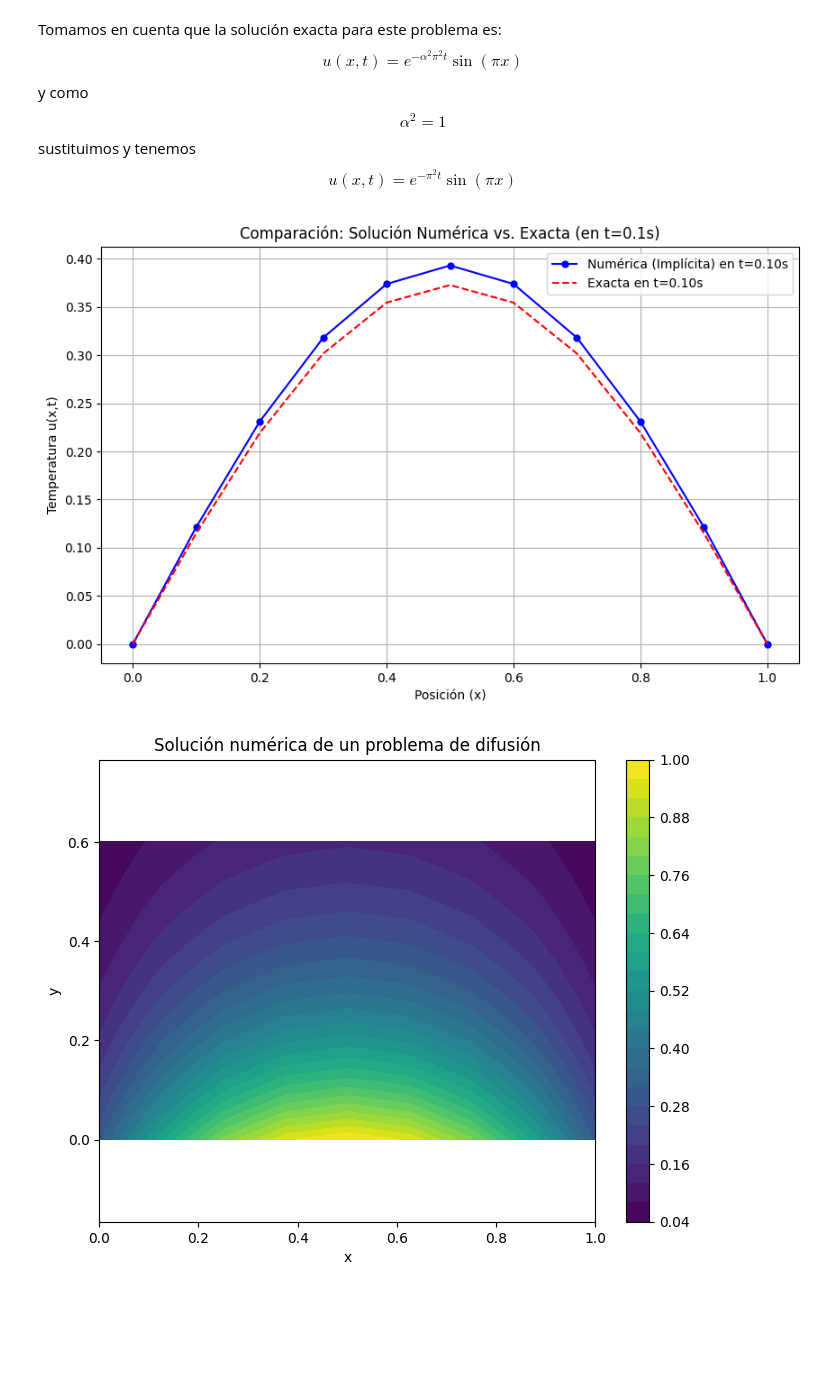
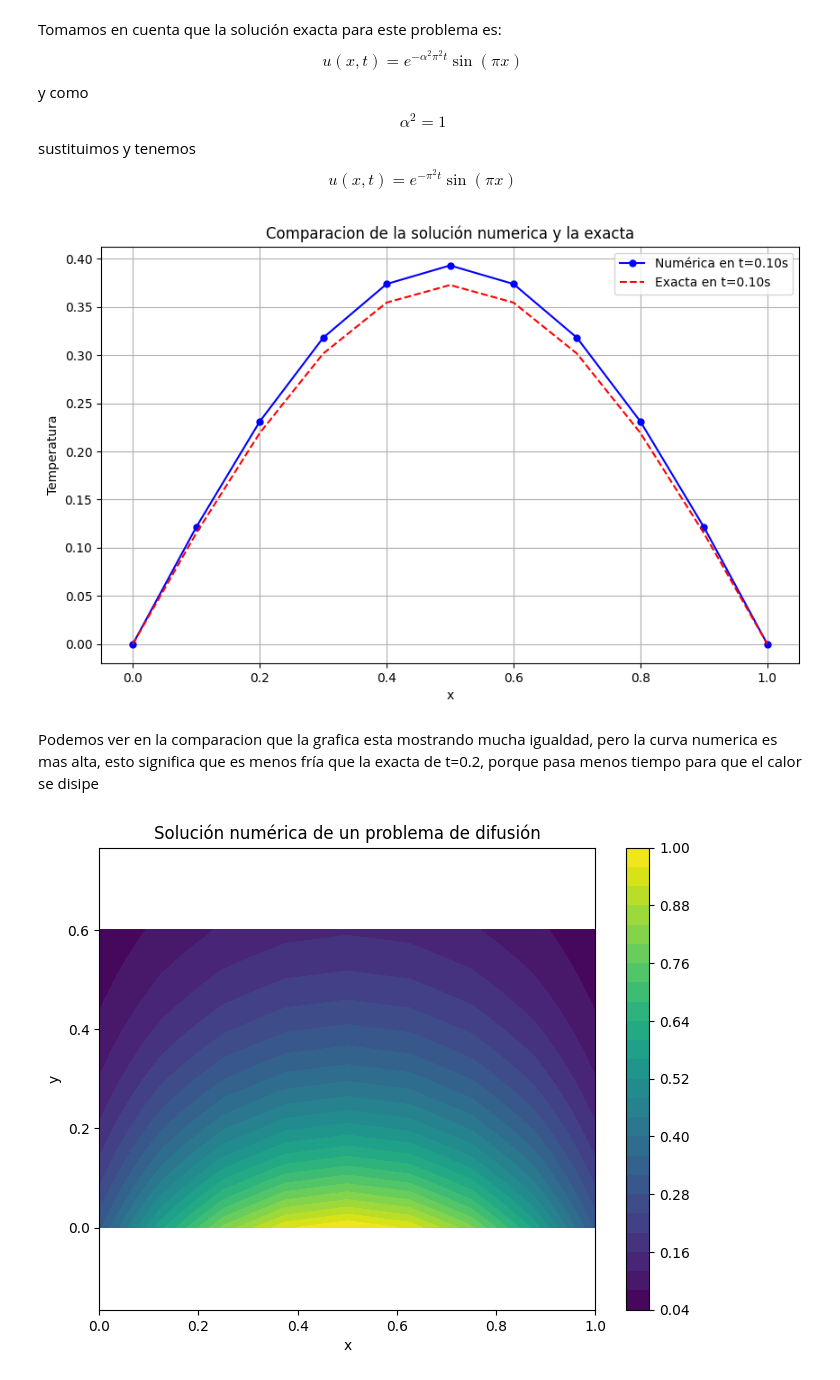
Before and after one commit to Ximenaloranca/Ecuaciones-Diferenciales-Parciales-, a Jupyter notebook: Ecuación_de_calor_con_LU.ipynb, the cells around one changed output. Saved outputs shown, nothing was run; the diff lists cells and outputs as text; code cells hidden in the pictures; blank space fills up the shorter version.

```diff
--- a/Ecuación_de_calor_con_LU.ipynb
+++ b/Ecuación_de_calor_con_LU.ipynb
@@ -139,44 +139,35 @@ $$u(x, t) = e^{-\alpha^2 \pi^2 t} \sin(\pi x)$$
 y como $$\alpha^2 = 1$$
 sustituimos y tenemos $$u(x, t) = e^{-\pi^2 t} \sin(\pi x)$$
 # %%
-#Definimos la funcion que va a calcular la solucion exacta
-def u_exacta(x, t, alpha_sq):
-    #
+def u_exacta(x, t, alpha_sq): # Calculamos la solución exacta de la ecuación del calor
     return np.exp(-alpha_sq * (np.pi**2) * t) * np.sin(np.pi * x)
 
-# --- 1. CAMBIO AQUÍ ---
-# Elegimos t = 0.1 (en lugar de T_final)
+# Elegimos t = 0.1
 t_comparacion = 0.1
 
-# --- 2. CAMBIO AQUÍ ---
-# Calculamos el índice 'j' que corresponde a t=0.1
-# (j = t / k = 0.1 / 0.01 = 10)
-# (Lo hacemos int() para asegurarnos de que es un entero)
+# Calculamos el índice j=10 que corresponde a este tiempo
 j_index = int(t_comparacion / k)
 
-# Obtenemos la solución numérica en esa fila (la fila 10)
+# Obtenemos la solución numérica para la fila 10
 u_numerica_t_final = U[j_index, :]
 
-# --- El resto del código es igual ---
-
-# Calculate the x-coordinates for plotting
-x_full = np.linspace(0, 1, N + 2) # Include boundary points 0 and 1
-# Pad u_numerica_t_final with boundary conditions (which are 0)
+# Calculamos las coordenadas de x
+x_full = np.linspace(0, 1, N + 2) # Incluimos dd 0 a 1
 u_numerica_padded = np.insert(u_numerica_t_final, 0, 0)
 u_numerica_padded = np.append(u_numerica_padded, 0)
 
-# Calculamos la solución exacta en ese mismo tiempo (t=0.1)
+# Calculamos la solución exacta en t=0.1
 u_exacta_t_final = u_exacta(x_full, t_comparacion, alpha_sq)
 
-# Graficamos ambas soluciones
+# Graficamos las dos soluciones
 plt.figure(figsize=(10, 6))
-plt.plot(x_full, u_numerica_padded, 'bo-', label=f'Numérica (Implícita) en t={t_comparacion:.2f}s', markersize=5)
+plt.plot(x_full, u_numerica_padded, 'bo-', label=f'Numérica en t={t_comparacion:.2f}s', markersize=5)
 plt.plot(x_full, u_exacta_t_final, 'r--', label=f'Exacta en t={t_comparacion:.2f}s')
-plt.title('Comparación: Solución Numérica vs. Exacta (en t=0.1s)')
-plt.xlabel('Posición (x)')
-plt.ylabel('Temperatura u(x,t)')
+plt.title('Comparacion de la solución numerica y la exacta')
+plt.xlabel('x')
+plt.ylabel('Temperatura')
 plt.legend()
 plt.grid(True)
 plt.show()
 # %% [output]
-[figure, old version]
+[figure, new version]
@@ -184,0 +174,2 @@ j = 20
+# %% [markdown]
+Podemos ver en la comparacion que la grafica esta mostrando mucha igualdad, pero la curva numerica es mas alta, esto significa que es menos fría que la exacta de t=0.2, porque pasa menos tiempo para que el calor se disipe
```
Also changed, not shown: parts of 2 cells of this notebook.
